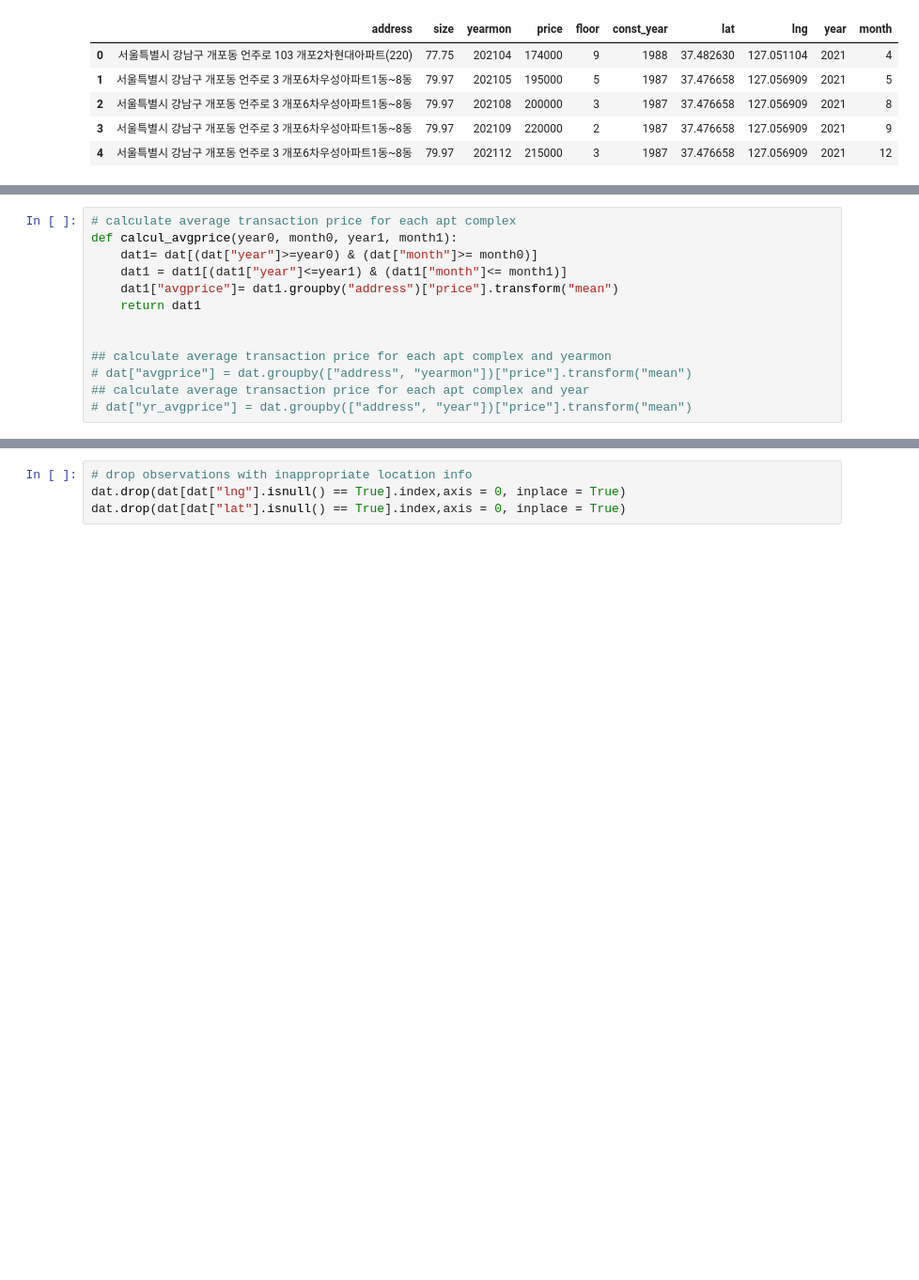
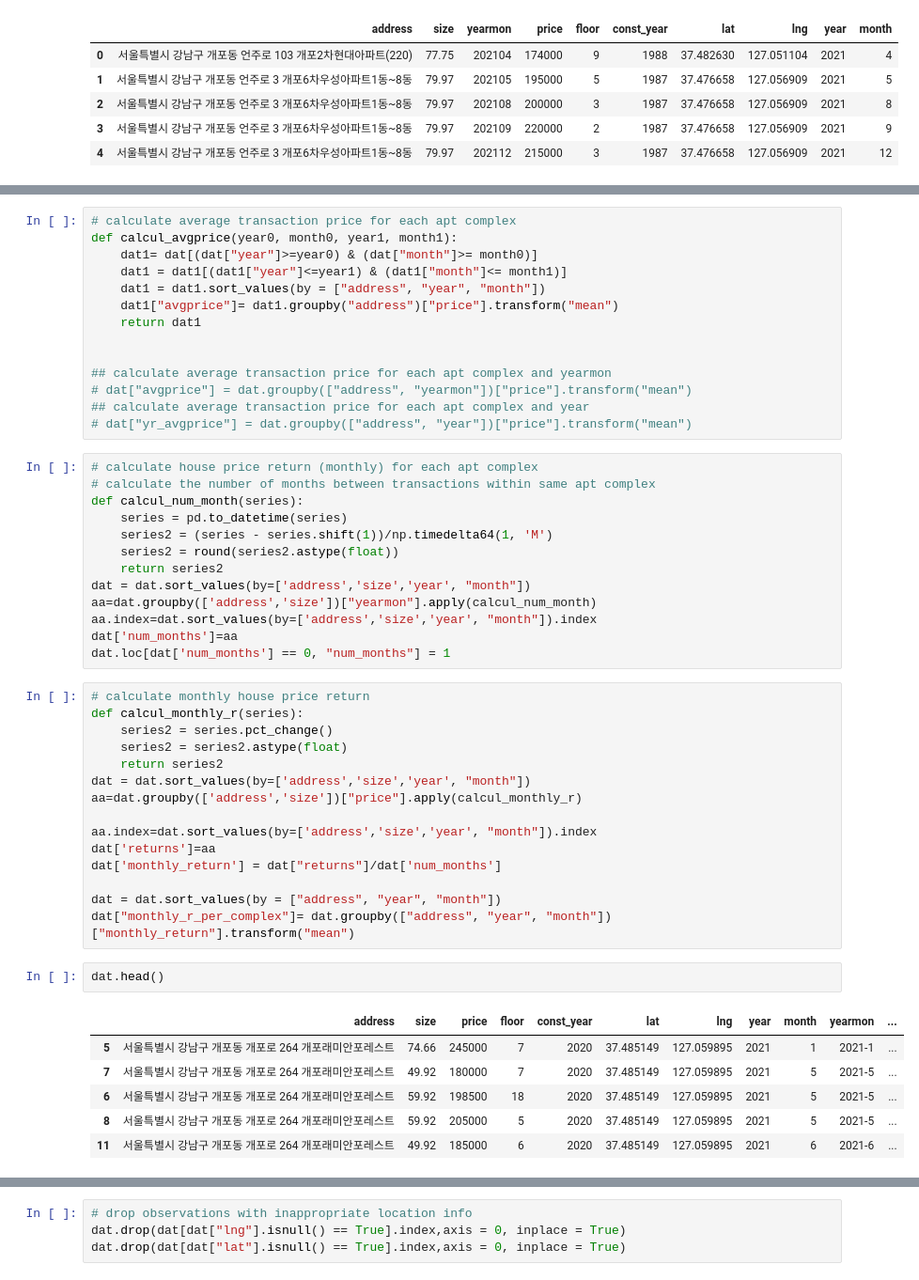
Before and after one commit to ml-kim/Interactive_map, a Jupyter notebook: interactive-map-seoul-house-prices-2021-2022.ipynb, the cells around one changed output, grey strips where cells are left out. Shown at 94% size. Cells and saved outputs as stored; diff of their text form; blank space fills up the shorter version.

Commit message:
Kaggle Notebook | interactive map - seoul house prices 2021-2022 | Version 5

```diff
--- a/interactive-map-seoul-house-prices-2021-2022.ipynb
+++ b/interactive-map-seoul-house-prices-2021-2022.ipynb
@@ -104,6 +105,7 @@ dat.head()
 def calcul_avgprice(year0, month0, year1, month1):
     dat1= dat[(dat["year"]>=year0) & (dat["month"]>= month0)]
     dat1 = dat1[(dat1["year"]<=year1) & (dat1["month"]<= month1)]
+    dat1 = dat1.sort_values(by = ["address", "year", "month"])
     dat1["avgprice"]= dat1.groupby("address")["price"].transform("mean")
     return dat1
 
@@ -112,3 +114,40 @@ def calcul_avgprice(year0, month0, year1, month1):
 # dat["avgprice"] = dat.groupby(["address", "yearmon"])["price"].transform("mean")
 ## calculate average transaction price for each apt complex and year
 # dat["yr_avgprice"] = dat.groupby(["address", "year"])["price"].transform("mean")
+# %%
+# calculate house price return (monthly) for each apt complex
+# calculate the number of months between transactions within same apt complex
+def calcul_num_month(series):
+    series = pd.to_datetime(series)
+    series2 = (series - series.shift(1))/np.timedelta64(1, 'M')
+    series2 = round(series2.astype(float))
+    return series2
+dat = dat.sort_values(by=['address','size','year', "month"])
+aa=dat.groupby(['address','size'])["yearmon"].apply(calcul_num_month)
+aa.index=dat.sort_values(by=['address','size','year', "month"]).index
+dat['num_months']=aa
+dat.loc[dat['num_months'] == 0, "num_months"] = 1
+# %%
+# calculate monthly house price return
+def calcul_monthly_r(series):
+    series2 = series.pct_change()
+    series2 = series2.astype(float)
+    return series2
+dat = dat.sort_values(by=['address','size','year', "month"])
+aa=dat.groupby(['address','size'])["price"].apply(calcul_monthly_r)
+
+aa.index=dat.sort_values(by=['address','size','year', "month"]).index
+dat['returns']=aa
+dat['monthly_return'] = dat["returns"]/dat['num_months']
+
+dat = dat.sort_values(by = ["address", "year", "month"])
+dat["monthly_r_per_complex"]= dat.groupby(["address", "year", "month"])["monthly_return"].transform("mean")
+# %%
+dat.head()
+# %% [output]
+|  | address | size | price | floor | const_year | lat | lng | year | month | yearmon | ... |
+| 5 | 서울특별시 강남구 개포동 개포로 264 개포래미안포레스트 | 74.66 | 245000 | 7 | 2020 | 37.485149 | 127.059895 | 2021 | 1 | 2021-1 | ... |
+| 7 | 서울특별시 강남구 개포동 개포로 264 개포래미안포레스트 | 49.92 | 180000 | 7 | 2020 | 37.485149 | 127.059895 | 2021 | 5 | 2021-5 | ... |
+| 6 | 서울특별시 강남구 개포동 개포로 264 개포래미안포레스트 | 59.92 | 198500 | 18 | 2020 | 37.485149 | 127.059895 | 2021 | 5 | 2021-5 | ... |
+| 8 | 서울특별시 강남구 개포동 개포로 264 개포래미안포레스트 | 59.92 | 205000 | 5 | 2020 | 37.485149 | 127.059895 | 2021 | 5 | 2021-5 | ... |
+| 11 | 서울특별시 강남구 개포동 개포로 264 개포래미안포레스트 | 49.92 | 185000 | 6 | 2020 | 37.485149 | 127.059895 | 2021 | 6 | 2021-6 | ... |
```
Also changed, not shown: parts of 13 cells of this notebook.
